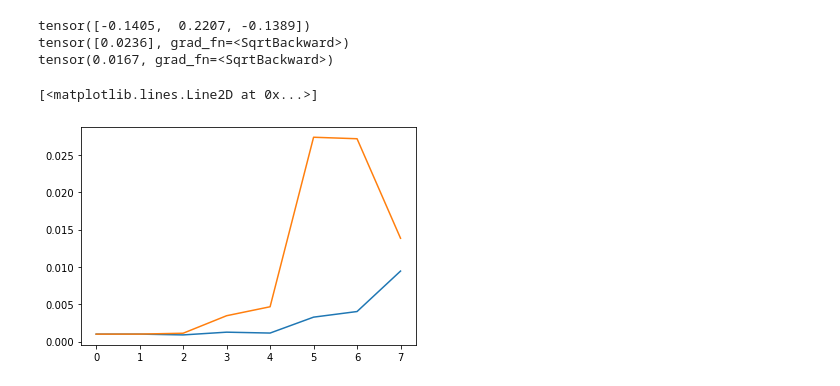
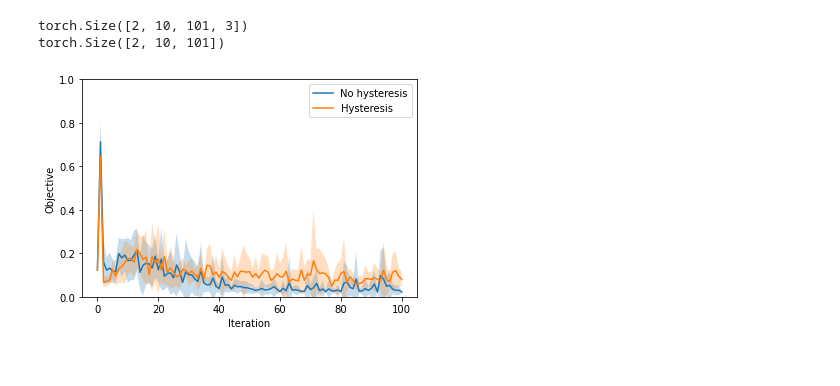
Before and after one commit to roussel-ryan/diff_hysteresis, a Jupyter notebook: analysis_scripts/bayesian_optimization_demo_triplet.ipynb, the cells around one changed output. Cells and saved outputs as stored; diff of their text form; code cells hidden in the pictures.

Commit message:
Added hybrid GP-Hysteresis models

```diff
--- a/analysis_scripts/bayesian_optimization_demo_triplet.ipynb
+++ b/analysis_scripts/bayesian_optimization_demo_triplet.ipynb
@@ -154,20 +172,26 @@ applying field tensor([ 0.3217,  0.5177, -0.3089])
-# %%
-min_pt = points[0][torch.argmin(sizes[0])]
-min_val = sizes[0][torch.argmin(sizes[0])]
-#model.q1.fantasy_H.data = min_pt[0]
-#model.q2.fantasy_H.data = min_pt[1]
-#model.q3.fantasy_H.data = min_pt[2]
-
-print(min_pt)
-print(torch.sqrt(min_val))
-R_f = models[0].forward(R, full=False, current=True)
-print(torch.sqrt(R_f[-1, 0, 0] + R_f[-1, 2, 2]))
-#plot beamsize
-plt.plot(torch.sqrt(R_f)[:,0,0].detach())
-plt.plot(torch.sqrt(R_f)[:,2,2].detach())
-# %% [output]
-tensor([-0.1405,  0.2207, -0.1389])
-tensor([0.0236], grad_fn=<SqrtBackward>)
-tensor(0.0167, grad_fn=<SqrtBackward>)
-[<matplotlib.lines.Line2D at 0x...>]
-[figure, removed]
+# %%
+print(X.shape)
+print(Y.shape)
+fig2, ax2 = plt.subplots()
+
+c = ['C0','C1']
+labels = ['No hysteresis','Hysteresis']
+
+for idx, ele in enumerate(Y):
+    mean = torch.mean(ele, dim=0)
+    std = torch.std(ele, dim=0)
+    ax2.plot(mean,c[idx],label=labels[idx])
+    ax2.fill_between(range(len(std)), mean-std, mean+std, fc=c[idx], alpha=0.25)
+ax2.set_ylim(0,1.0)
+ax2.set_xlabel('Iteration')
+ax2.set_ylabel('Objective')
+ax2.legend()
+fig2.savefig('bo_hysteresis_trials.png', dpi=600)
+
+import numpy as np
+torch.save(X, 'x_opt_bayesian.pt')
+torch.save(Y, 'y_opt_bayesian.pt')
+# %% [output]
+torch.Size([2, 10, 101, 3])
+torch.Size([2, 10, 101])
+[figure, added]
```
Also changed, not shown: parts of 2 cells of this notebook, 14 other files.
